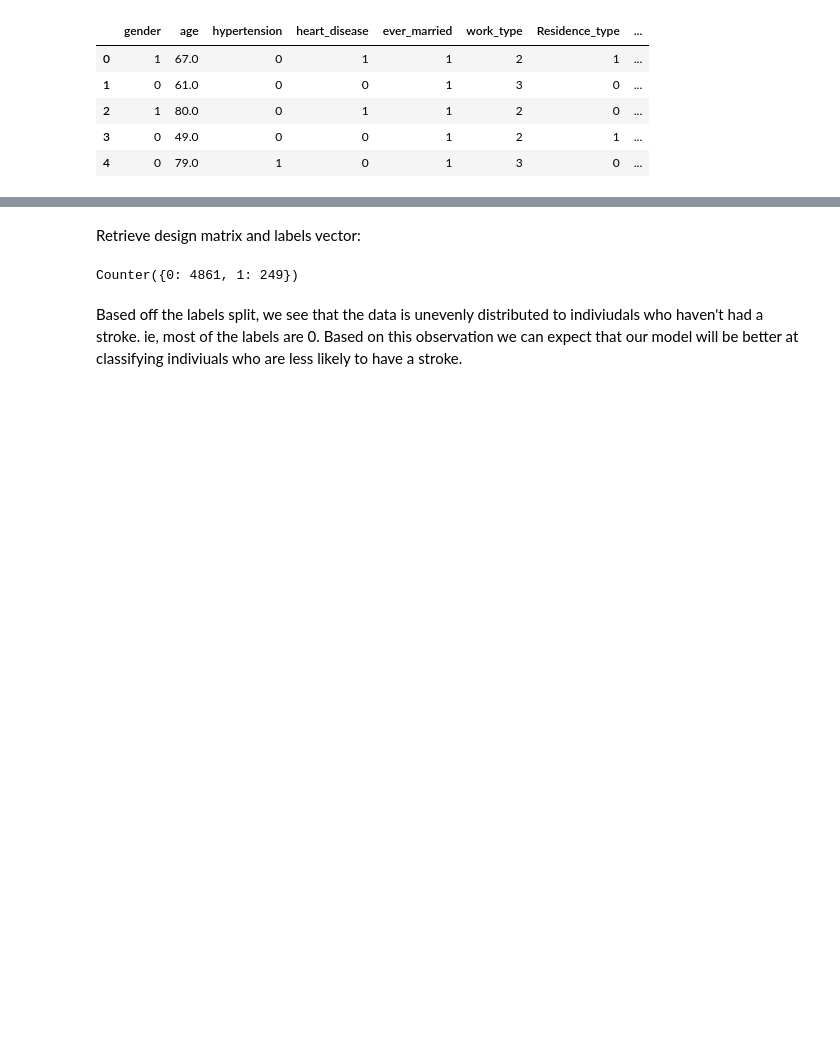
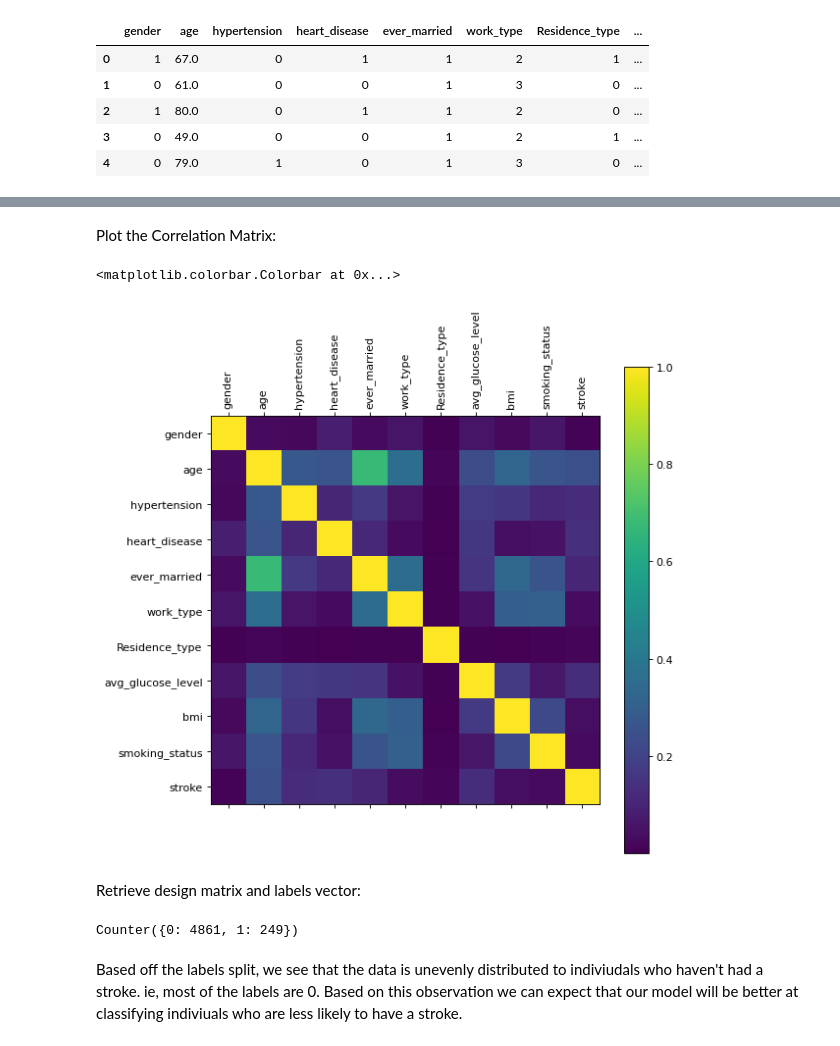
Before and after one commit to tajpatel58/Machine-Learning-, a Jupyter notebook: AiCore/Data Science Module /Introduction to ML/Stroke_Prediction.ipynb, the cells around one changed output, grey strips where cells are left out. Saved outputs shown, nothing was run; the diff lists cells and outputs as text; code cells hidden in the pictures; blank space fills up the shorter version.

Commit message:
Plotting Correlation Matrix

```diff
--- a/AiCore/Data Science Module /Introduction to ML/Stroke_Prediction.ipynb
+++ b/AiCore/Data Science Module /Introduction to ML/Stroke_Prediction.ipynb
@@ -128,5 +126,3 @@ stroke_data.head()
 | 2 | 1 | 80.0 | 0 | 1 | 1 | 2 | 0 | ... |
 | 3 | 0 | 49.0 | 0 | 0 | 1 | 2 | 1 | ... |
 | 4 | 0 | 79.0 | 1 | 0 | 1 | 3 | 0 | ... |
-# %%
-stroke_data['gender'] = gender_encoder.fit_transform(stroke_data)
@@ -133,3 +134,15 @@ stroke_data['gender'] = gender_encoder.fit_transform(stroke_data)
+# %% [markdown]
+Plot the Correlation Matrix:
+# %%
+correlation_matrix = abs(stroke_data.corr())
+plt.figure(figsize=(8,8), dpi=80)
+plt.matshow(correlation_matrix, fignum=1)
+plt.xticks(ticks=range(correlation_matrix.shape[0]), labels=correlation_matrix.columns, rotation='vertical')
+plt.yticks(ticks=range(correlation_matrix.shape[0]), labels=correlation_matrix.columns, rotation='horizontal')
+plt.colorbar()
+# %% [output]
+<matplotlib.colorbar.Colorbar at 0x...>
+[figure, added]
 # %% [markdown]
 Retrieve design matrix and labels vector:
 # %%
```
Also changed, not shown: parts of 5 cells of this notebook.
